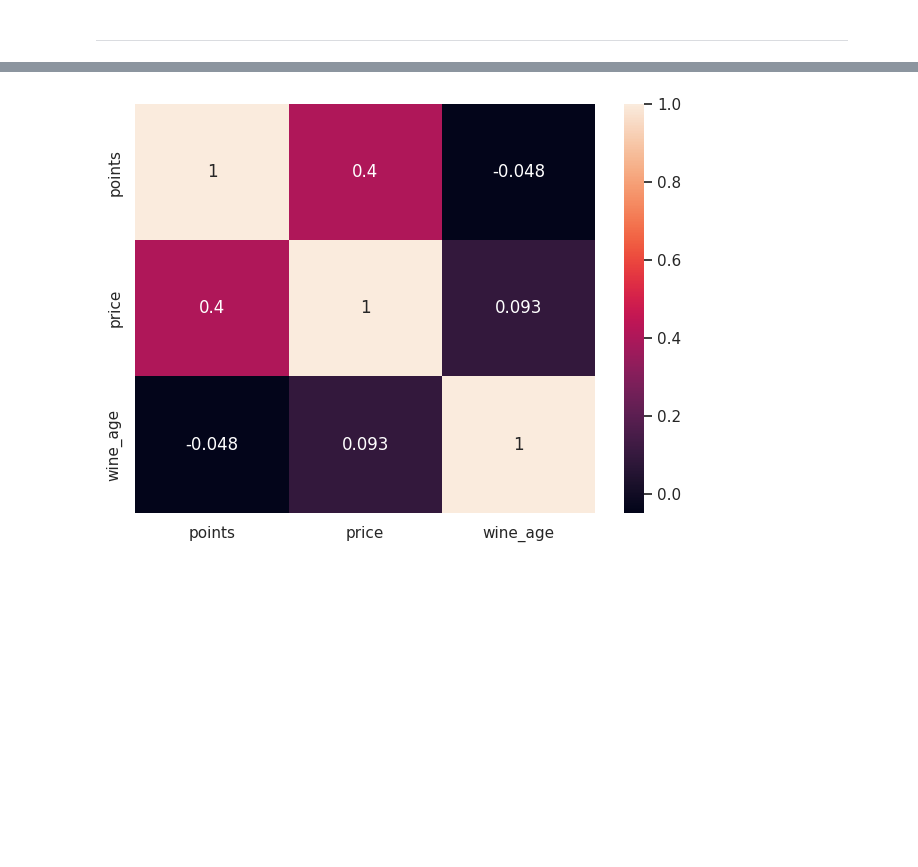
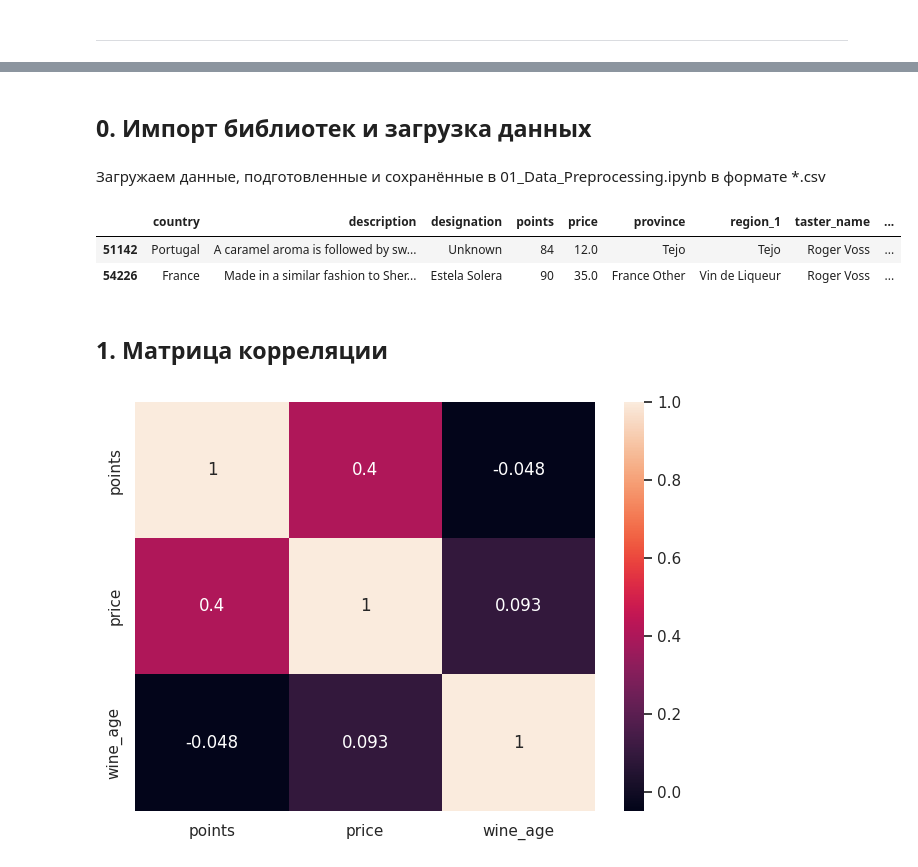
Before and after one commit to 26Ginger/wine-reviews, a Jupyter notebook: notebooks/02_EDA_Analysis.ipynb, the cells around one changed output, grey strips where cells are left out. Cells and saved outputs as stored; diff of their text form; code cells hidden in the pictures; blank space fills up the shorter version.

```diff
--- a/notebooks/02_EDA_Analysis.ipynb
+++ b/notebooks/02_EDA_Analysis.ipynb
@@ -842,0 +66,2 @@ Interactive dashboards с plotly для исследования
+# %% [markdown]
+## 0. Импорт библиотек и загрузка данных
@@ -843,3 +79,14 @@ Interactive dashboards с plotly для исследования
+# %% [markdown]
+Загружаем данные, подготовленные и сохранённые в 01_Data_Preprocessing.ipynb в формате *.csv
+# %%
+df = pd.read_csv('../data/wine_reviews_cleaned.csv')
+df.sample(2)
+# %% [output]
+|  | country | description | designation | points | price | province | region_1 | taster_name | ... |
+| 51142 | Portugal | A caramel aroma is followed by sw... | Unknown | 84 | 12.0 | Tejo | Tejo | Roger Voss | ... |
+| 54226 | France | Made in a similar fashion to Sher... | Estela Solera | 90 | 35.0 | France Other | Vin de Liqueur | Roger Voss | ... |
+# %% [markdown]
+## 1. Матрица корреляции
 # %%
 sns.heatmap(df[['points', 'price', 'wine_age']].corr(), annot=True)
 plt.tight_layout()
```
Also changed, not shown: parts of 337 cells of this notebook, 1 other file.
